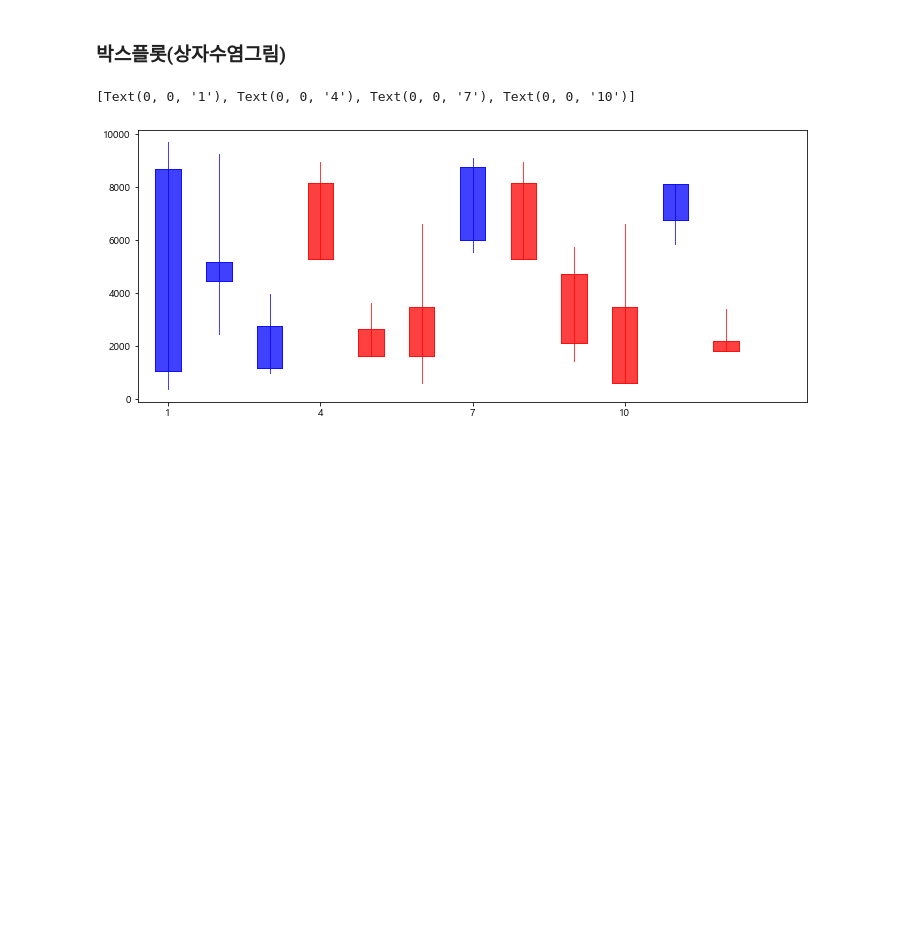
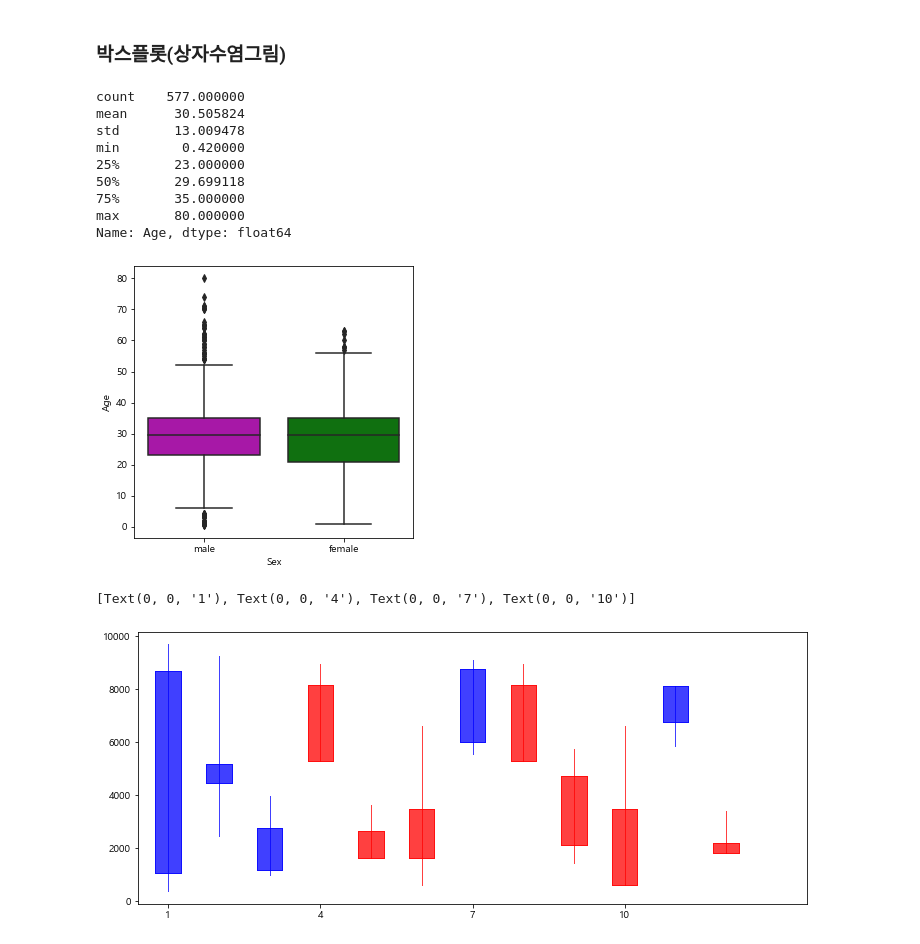
Before and after one commit to kinonia/python-note, a Jupyter notebook: 21.visualization-demo.ipynb, the cells around one changed output. Saved outputs shown, nothing was run; the diff lists cells and outputs as text; code cells hidden in the pictures; blank space fills up the shorter version.

```diff
--- a/21.visualization-demo.ipynb
+++ b/21.visualization-demo.ipynb
@@ -224,5 +250,22 @@ for i, row in bubble.iterrows():
 # %% [markdown]
 ### 박스플롯(상자수염그림)
+# %%
+# 기술통계 (상자수염그림)
+fig, ax = plt.subplots(figsize=(5,5))
+sns.boxplot(data=train, x='Sex', y='Age', palette=['m', 'g'])
+
+train.loc[train['Sex']=='male', 'Age'].describe()
+# %% [output]
+count    577.000000
+mean      30.505824
+std       13.009478
+min        0.420000
+25%       23.000000
+50%       29.699118
+75%       35.000000
+max       80.000000
+Name: Age, dtype: float64
+[figure, added]
 # %%
 # 주가 박스플롯(시작, 상한, 하한, 종가)
 import mpl_finance
```
Also changed, not shown: parts of 11 cells of this notebook.
